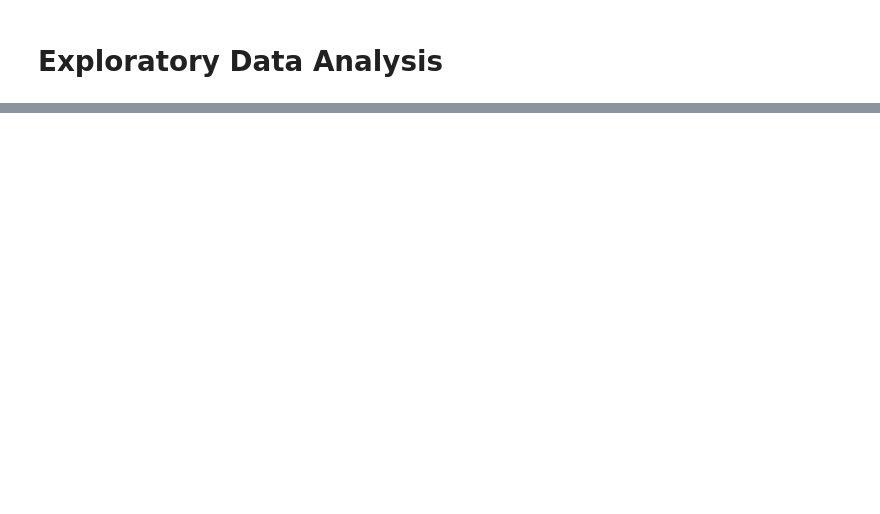
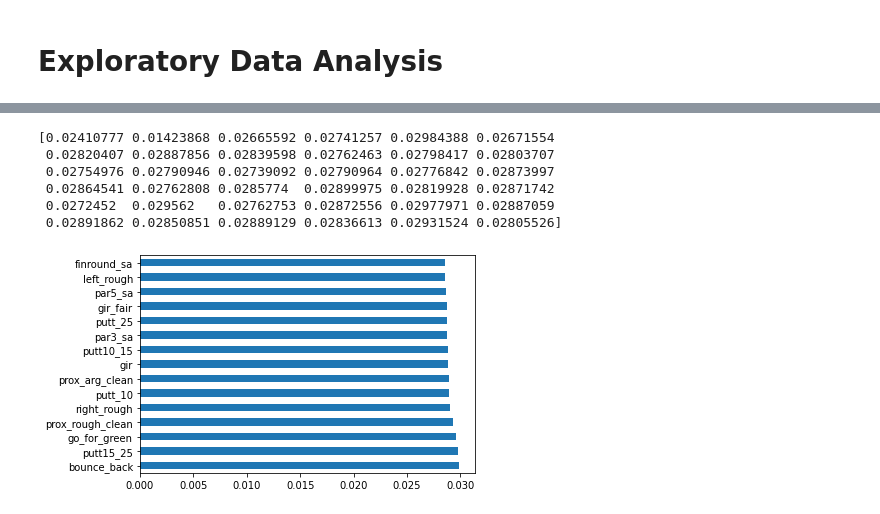
Before and after one commit to SamMilnes/Data-Science-Individual-Final-Project, a Jupyter notebook: Data_Science_Individual_Final_Project.ipynb, the cells around one changed output, grey strips where cells are left out. Saved outputs shown, nothing was run; the diff lists cells and outputs as text; code cells hidden in the pictures; blank space fills up the shorter version.

```diff
--- a/Data_Science_Individual_Final_Project.ipynb
+++ b/Data_Science_Individual_Final_Project.ipynb
@@ -160 +193,23 @@ masters_finish_clean Outliers = 0.00%
 ranking_clean Outliers = 0.00%
+# %%
+from sklearn.ensemble import ExtraTreesClassifier
+
+x_feat = df_train.drop("total_score", axis=1) # Features
+y_feat = df_train["total_score"] # Label
+
+# import matplotlib.pyplot as plt
+model = ExtraTreesClassifier()
+model.fit(x_feat,y_feat)
+print(model.feature_importances_) #use inbuilt class feature_importances of tree based classifiers
+#plot graph of feature importances for better visualization
+feat_importances = pd.Series(model.feature_importances_, index=x_feat.columns)
+feat_importances.nlargest(15).plot(kind='barh')
+plt.show()
+# %% [output]
+[0.02410777 0.01423868 0.02665592 0.02741257 0.02984388 0.02671554
+ 0.02820407 0.02887856 0.02839598 0.02762463 0.02798417 0.02803707
+ 0.02754976 0.02790946 0.02739092 0.02790964 0.02776842 0.02873997
+ 0.02864541 0.02762808 0.0285774  0.02899975 0.02819928 0.02871742
+ 0.0272452  0.029562   0.02762753 0.02872556 0.02977971 0.02887059
+ 0.02891862 0.02850851 0.02889129 0.02836613 0.02931524 0.02805526]
+[figure, added]
```
Also changed, not shown: parts of 17 cells of this notebook.
